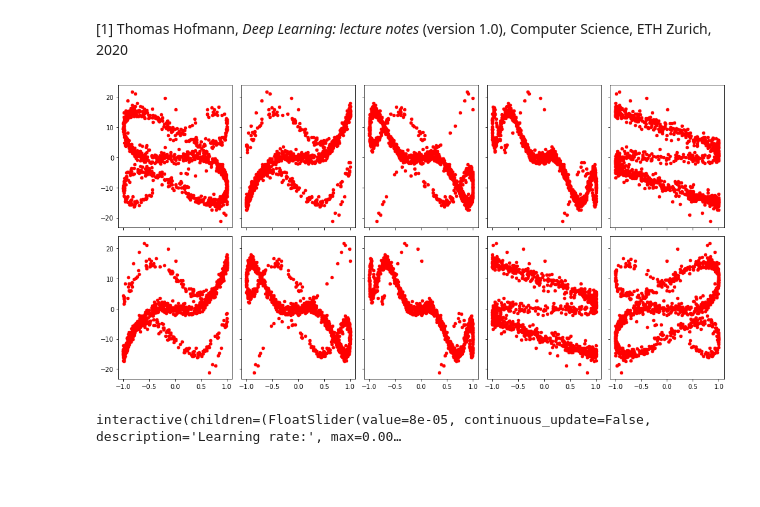
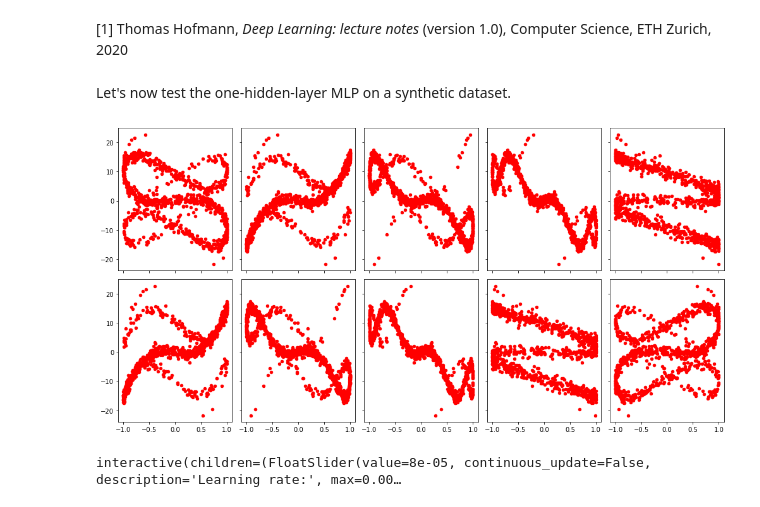
Before and after one commit to marcello-negri/Neural_network_from_scratch_python, a Jupyter notebook: MLP_from_scratch.ipynb, the cells around one changed output. Drawn from its saved outputs; the diff is of its cells as text; code cells hidden in the pictures; blank space fills up the shorter version.

```diff
--- a/MLP_from_scratch.ipynb
+++ b/MLP_from_scratch.ipynb
@@ -91,3 +92,5 @@ class MLP:
         return loss
 
 MSE_loss = lambda x, y : np.square(x - y).mean()
+# %% [markdown]
+Let's now test the one-hidden-layer MLP on a synthetic dataset.
@@ -94,9 +102,36 @@ MSE_loss = lambda x, y : np.square(x - y).mean()
+# %%
+def plot_data (X, Y):
+    '''Plots the synthetic dataset'''
+    fig, axs = plt.subplots(2, 5, sharex=True, sharey=True, figsize=(14,7))
+
+    for row_idx in range(2):
+        for col_idx in range(5):
+            axs[row_idx, col_idx].scatter(X[:,row_idx+col_idx], Y, s=80, c='r', marker=".")
+
+    plt.tight_layout()
+    plt.show()
+
+def plot_subfigs (X, Y, Y_true):
+    '''Plots the synthetic dataset against the MLP-predicted distribution'''
+    fig, axs = plt.subplots(2, 5, sharex=True, sharey=True, figsize=(14,7))
+
+    for row_idx in range(2):
+        for col_idx in range(5):
+            axs[row_idx, col_idx].scatter(X[:,row_idx+col_idx], Y_true, s=80, c='r', marker=".")
+            axs[row_idx, col_idx].scatter(X[:,row_idx+col_idx], Y, s=80, c='b', marker=".")
+
+    fig.legend(['true', 'predicted'], loc='lower right', bbox_to_anchor=(0.6,-0.05),
+               ncol=2, bbox_transform=fig.transFigure)
+
+    plt.tight_layout()
+    plt.show()
 # %%
 def trigonometric_data(num_points, noise, alpha):
+    '''Generates synthetic data as |alpha|-dimensional sine functions with different frequencies'''
     x = np.random.normal(size=(num_points, 1))
-    x1 = np.sin(alpha[0] * x)
+    x1 = np.sin(alpha[0] * x)                                             # first dimension
     for a in range(len(alpha[1:])):
-        x1 = np.concatenate((np.sin(alpha[a] * x), x1), axis=1)  # X = [x, 1].
-    y = np.dot(x1, alpha) + np.random.normal(size=(num_points,)) * noise  # y = Xw + eps
+        x1 = np.concatenate((np.sin(alpha[a] * x), x1), axis=1)           # concatenate different dimensions
+    y = np.dot(x1, alpha) + np.random.normal(size=(num_points,)) * noise  # noise added to y
 
     return x1, y
@@ -127,11 +138,12 @@ def plot_subfigs (X, Y, Y_true):
 # %%
 n_elements = 1000
-alpha = np.array([-.5, 5., 1.3, -3., -6., 1., 1.5, -2., 3., 10.]) # frequency of sine functions for each dimension
+alpha = np.array([-.5, 5., 1.3, -3., -6.,
+                  1., 1.5, -2., 3., 10.]) # frequency of sine functions for each dimension
 X, Y = trigonometric_data(n_elements, 1, alpha)
 X = np.array(X)
 plot_data(X, Y)
 # %% [output]
-[figure, old version]
+[figure, new version]
 # %%
 X_train, X_test, y_train, y_test = train_test_split(X, Y, test_size=0.3, random_state=42)
 X_train, X_valid, y_train, y_valid = train_test_split(X_train, y_train, test_size=0.2, random_state=42)
@@ -192,9 +204,8 @@ def mlp_trainer(lr, hidden_layer, n_epochs_no_change, activation):
 
     except KeyboardInterrupt:
         pass
-
-
-interact = interact_manual(mlp_trainer, lr=lr_widget, hidden_layer=hidden_layer_size_widget,
-                n_epochs_no_change=n_iter_no_change_widget, activation=activation_widget)
-# %% [output]
-interactive(children=(FloatSlider(value=8e-05, continuous_update=False, description='Learning rate:', max=0.00…
+# %%
+interact = interact_manual(mlp_trainer, lr=lr_widget, hidden_layer=hidden_layer_size_widget,
+                n_epochs_no_change=n_iter_no_change_widget, activation=activation_widget)
+# %% [output]
+interactive(children=(FloatSlider(value=8e-05, continuous_update=False, description='Learning rate:', max=0.00…
```
Also changed, not shown: parts of 4 cells of this notebook.
